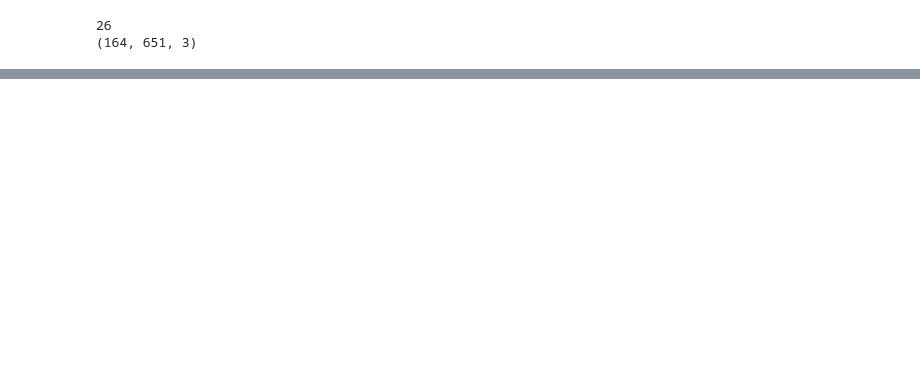
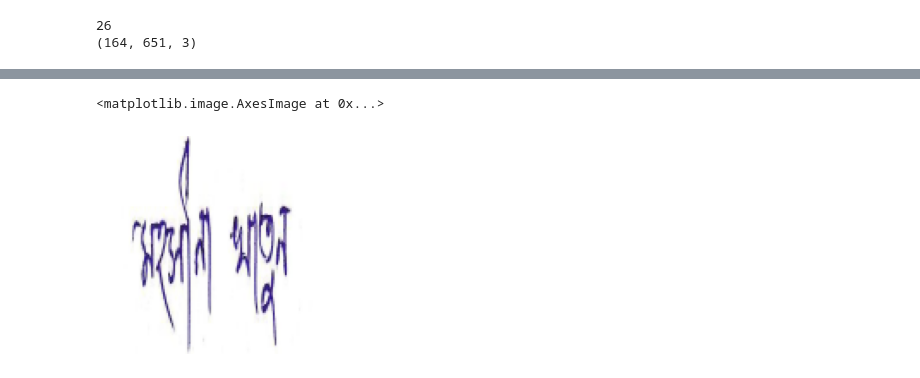
Before and after one commit to NahinBanu/SignDetection, a Jupyter notebook: code/Experimental_notebook.ipynb, the cells around one changed output, grey strips where cells are left out. Cells and saved outputs as stored; diff of their text form; code cells hidden in the pictures; blank space fills up the shorter version.

```diff
--- a/code/Experimental_notebook.ipynb
+++ b/code/Experimental_notebook.ipynb
@@ -22,0 +27,7 @@ AttributeError: module 'cv2' has no attribute 'resize'
+# %%
+plt.axis('off')
+
+plt.imshow(res_image)
+# %% [output]
+<matplotlib.image.AxesImage at 0x...>
+[figure, added]
```
Also changed, not shown: parts of 3 cells of this notebook.
